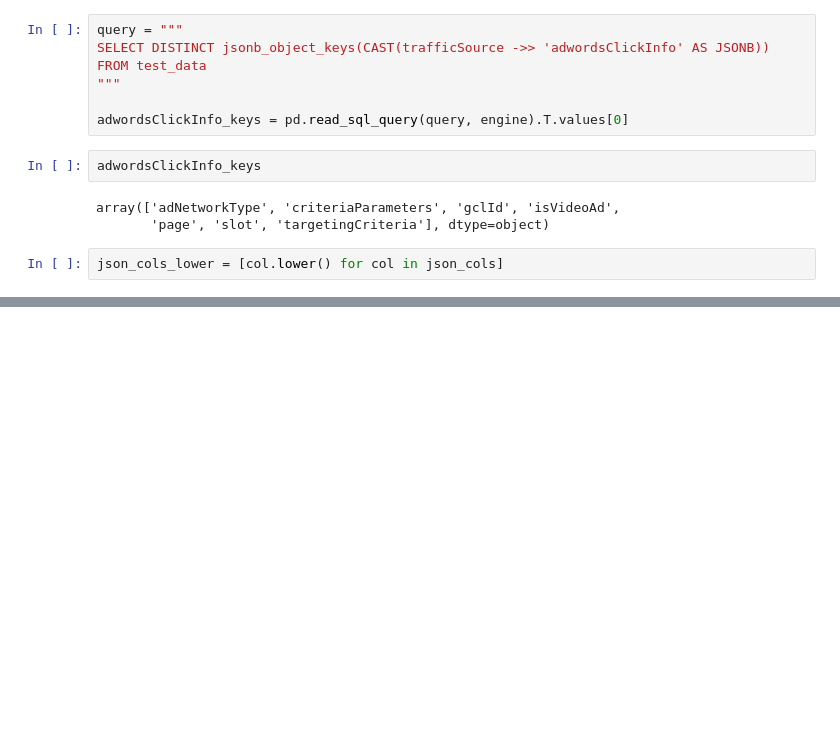
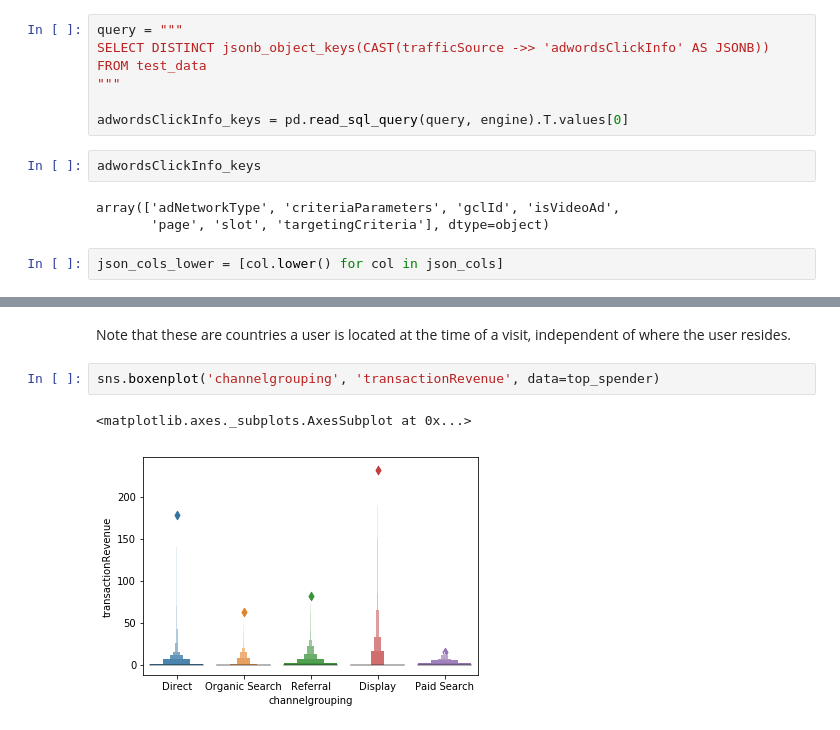
Before and after one commit to romandtse07/google_analytics_kaggle, a Jupyter notebook: SQL.ipynb, the cells around one changed output, grey strips where cells are left out. Drawn from its saved outputs; the diff is of its cells as text; blank space fills up the shorter version.

```diff
--- a/SQL.ipynb
+++ b/SQL.ipynb
@@ -676,0 +720,7 @@ dictUnravel(top_spender)
+# %% [markdown]
+Note that these are countries a user is located at the time of a visit, independent of where the user resides.
+# %%
+sns.boxenplot('channelgrouping', 'transactionRevenue', data=top_spender)
+# %% [output]
+<matplotlib.axes._subplots.AxesSubplot at 0x...>
+[figure, added]
```
Also changed, not shown: parts of 29 cells of this notebook, 1 other file.
